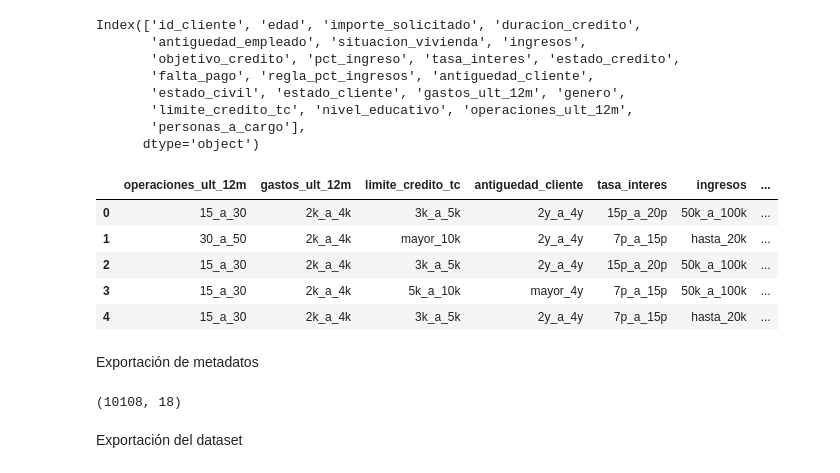
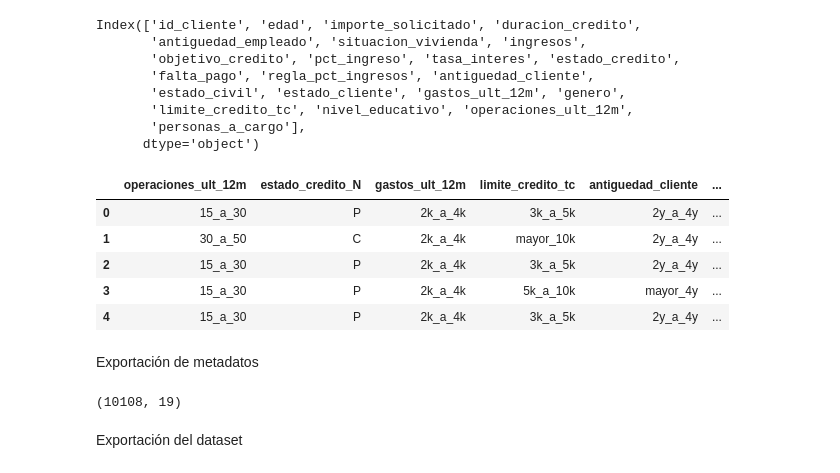
Before and after one commit to JhonFajardoRodas/13MBID-OCT2324, a Jupyter notebook: notebooks/comprension_datos/PD01-Transformaciones.ipynb, the cells around one changed output. Drawn from its saved outputs; the diff is of its cells as text; code cells hidden in the pictures.

```diff
--- a/notebooks/comprension_datos/PD01-Transformaciones.ipynb
+++ b/notebooks/comprension_datos/PD01-Transformaciones.ipynb
@@ -320,37 +318,37 @@ Index(['id_cliente', 'edad', 'importe_solicitado', 'duracion_credito',
 # %%
 col_eliminar_final = [
               'edad',
               'estado_civil',
               'estado_credito',
               'antiguedad_empleado',
               'antiguedad_cliente',
               'ingresos',
               'pct_ingreso',
               'tasa_interes',
               'regla_pct_ingresos',
               'gastos_ult_12m',
               'limite_credito_tc',
               'operaciones_ult_12m',
               'id_cliente']
 
 df_integrado.drop(col_eliminar_final, inplace=True, axis=1)
 
 
-df_final = pd.concat([operaciones_ult_12m_N, gastos_ult_12m_N, limite_credito_tc_N, antiguedad_cliente_N, tasa_interes_N, ingresos_N, pct_ingreso_N, antiguedad_empleados_N, edad_N, df_integrado], axis=1)
+df_final = pd.concat([operaciones_ult_12m_N, estado_credito_N, gastos_ult_12m_N, limite_credito_tc_N, antiguedad_cliente_N, tasa_interes_N, ingresos_N, pct_ingreso_N, antiguedad_empleados_N, edad_N, df_integrado], axis=1)
 df_final.head(5)
 # %% [output]
-|  | operaciones_ult_12m | gastos_ult_12m | limite_credito_tc | antiguedad_cliente | tasa_interes | ingresos | ... |
-| 0 | 15_a_30 | 2k_a_4k | 3k_a_5k | 2y_a_4y | 15p_a_20p | 50k_a_100k | ... |
-| 1 | 30_a_50 | 2k_a_4k | mayor_10k | 2y_a_4y | 7p_a_15p | hasta_20k | ... |
-| 2 | 15_a_30 | 2k_a_4k | 3k_a_5k | 2y_a_4y | 15p_a_20p | 50k_a_100k | ... |
-| 3 | 15_a_30 | 2k_a_4k | 5k_a_10k | mayor_4y | 7p_a_15p | 50k_a_100k | ... |
-| 4 | 15_a_30 | 2k_a_4k | 3k_a_5k | 2y_a_4y | 7p_a_15p | hasta_20k | ... |
+|  | operaciones_ult_12m | estado_credito_N | gastos_ult_12m | limite_credito_tc | antiguedad_cliente | ... |
+| 0 | 15_a_30 | P | 2k_a_4k | 3k_a_5k | 2y_a_4y | ... |
+| 1 | 30_a_50 | C | 2k_a_4k | mayor_10k | 2y_a_4y | ... |
+| 2 | 15_a_30 | P | 2k_a_4k | 3k_a_5k | 2y_a_4y | ... |
+| 3 | 15_a_30 | P | 2k_a_4k | 5k_a_10k | mayor_4y | ... |
+| 4 | 15_a_30 | P | 2k_a_4k | 3k_a_5k | 2y_a_4y | ... |
 # %% [markdown]
 Exportación de metadatos
 # %%
 df_final.shape
 # %% [output]
-(10108, 18)
+(10108, 19)
 # %%
 import dtale as dt
 
```
Also changed, not shown: parts of 2 cells of this notebook, 1 other file.
